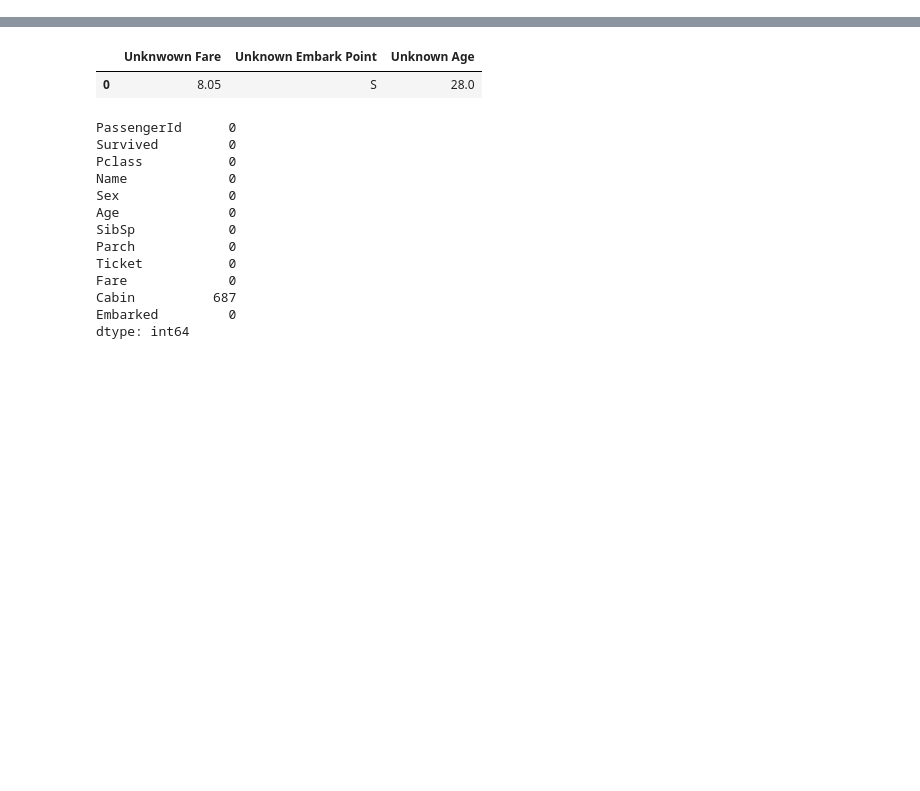
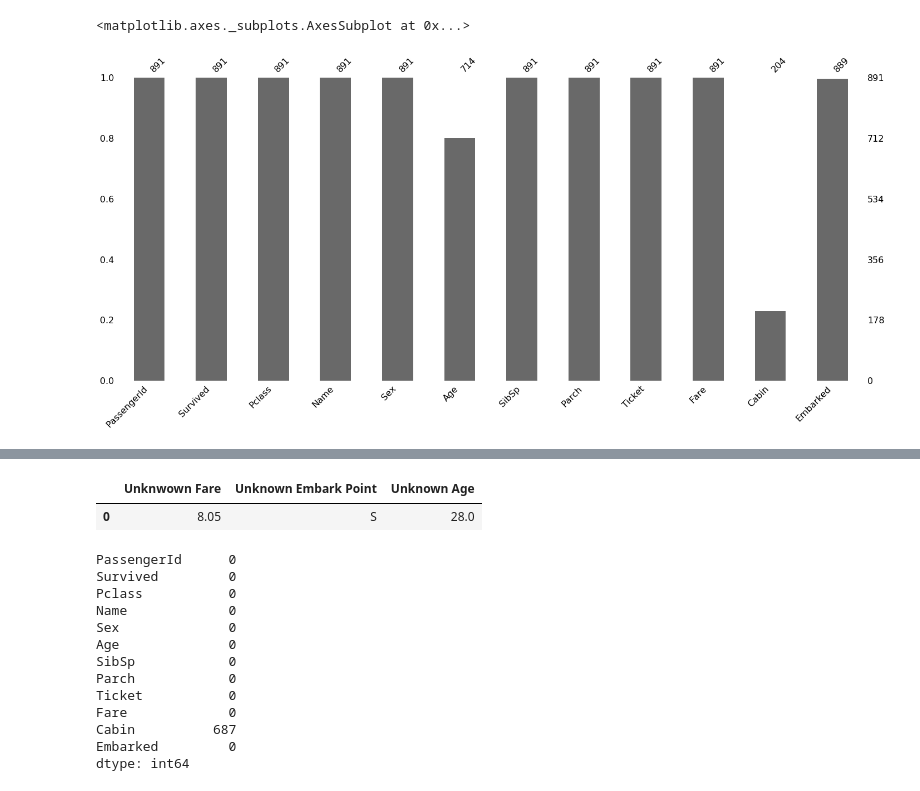
Before and after one commit to SurabhiSood/titanic-survival-machine-learning, a Jupyter notebook: Logistic_Regression_Algorithm.ipynb, the cells around one changed output, grey strips where cells are left out. Saved outputs shown, nothing was run; the diff lists cells and outputs as text; code cells hidden in the pictures; blank space fills up the shorter version.

```diff
--- a/Logistic_Regression_Algorithm.ipynb
+++ b/Logistic_Regression_Algorithm.ipynb
@@ -21,0 +54,5 @@ train_data_df.head()
+# %%
+msno.bar(train_data_df)
+# %% [output]
+<matplotlib.axes._subplots.AxesSubplot at 0x...>
+[figure, added]
```
Also changed, not shown: parts of 6 cells of this notebook.
